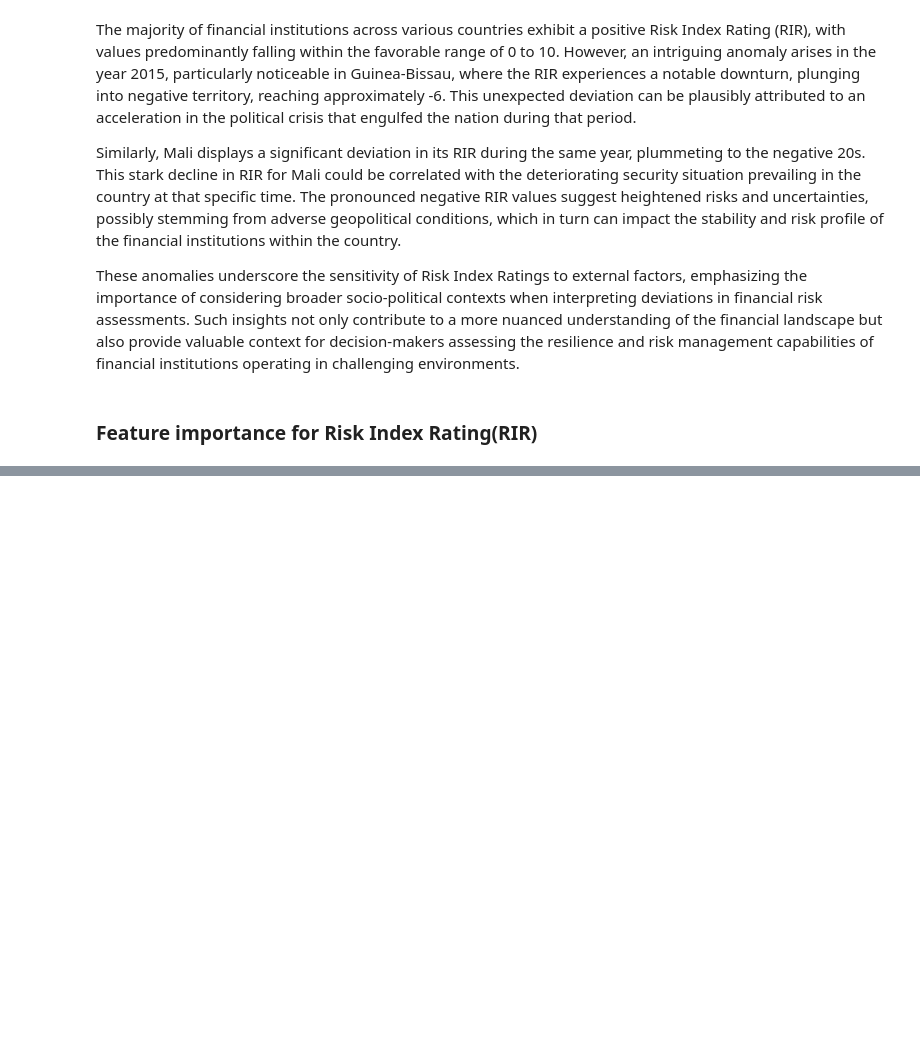
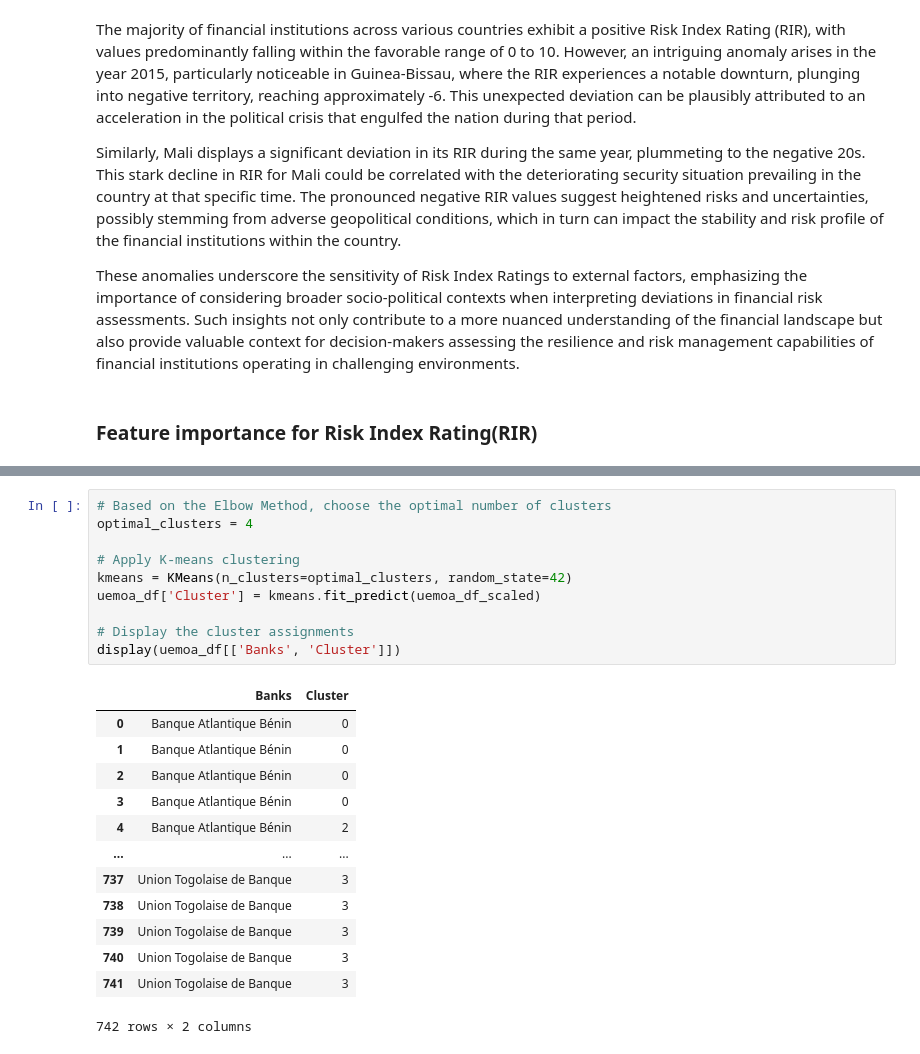
Before and after one commit to isamuelpatrick/BankingInsights-UEMOA, a Jupyter notebook: Risk analysis.ipynb, the cells around one changed output, grey strips where cells are left out. Cells and saved outputs as stored; diff of their text form; blank space fills up the shorter version.

```diff
--- a/Risk analysis.ipynb
+++ b/Risk analysis.ipynb
@@ -47,0 +308,24 @@ These anomalies underscore the sensitivity of Risk Index Ratings to external fac
+# %%
+# Based on the Elbow Method, choose the optimal number of clusters
+optimal_clusters = 4
+
+# Apply K-means clustering
+kmeans = KMeans(n_clusters=optimal_clusters, random_state=42)
+uemoa_df['Cluster'] = kmeans.fit_predict(uemoa_df_scaled)
+
+# Display the cluster assignments
+display(uemoa_df[['Banks', 'Cluster']])
+# %% [output]
+|  | Banks | Cluster |
+| 0 | Banque Atlantique Bénin | 0 |
+| 1 | Banque Atlantique Bénin | 0 |
+| 2 | Banque Atlantique Bénin | 0 |
+| 3 | Banque Atlantique Bénin | 0 |
+| 4 | Banque Atlantique Bénin | 2 |
+| ... | ... | ... |
+| 737 | Union Togolaise de Banque | 3 |
+| 738 | Union Togolaise de Banque | 3 |
+| 739 | Union Togolaise de Banque | 3 |
+| 740 | Union Togolaise de Banque | 3 |
+| 741 | Union Togolaise de Banque | 3 |
+742 rows × 2 columns
```
Also changed, not shown: parts of 6 cells of this notebook.
